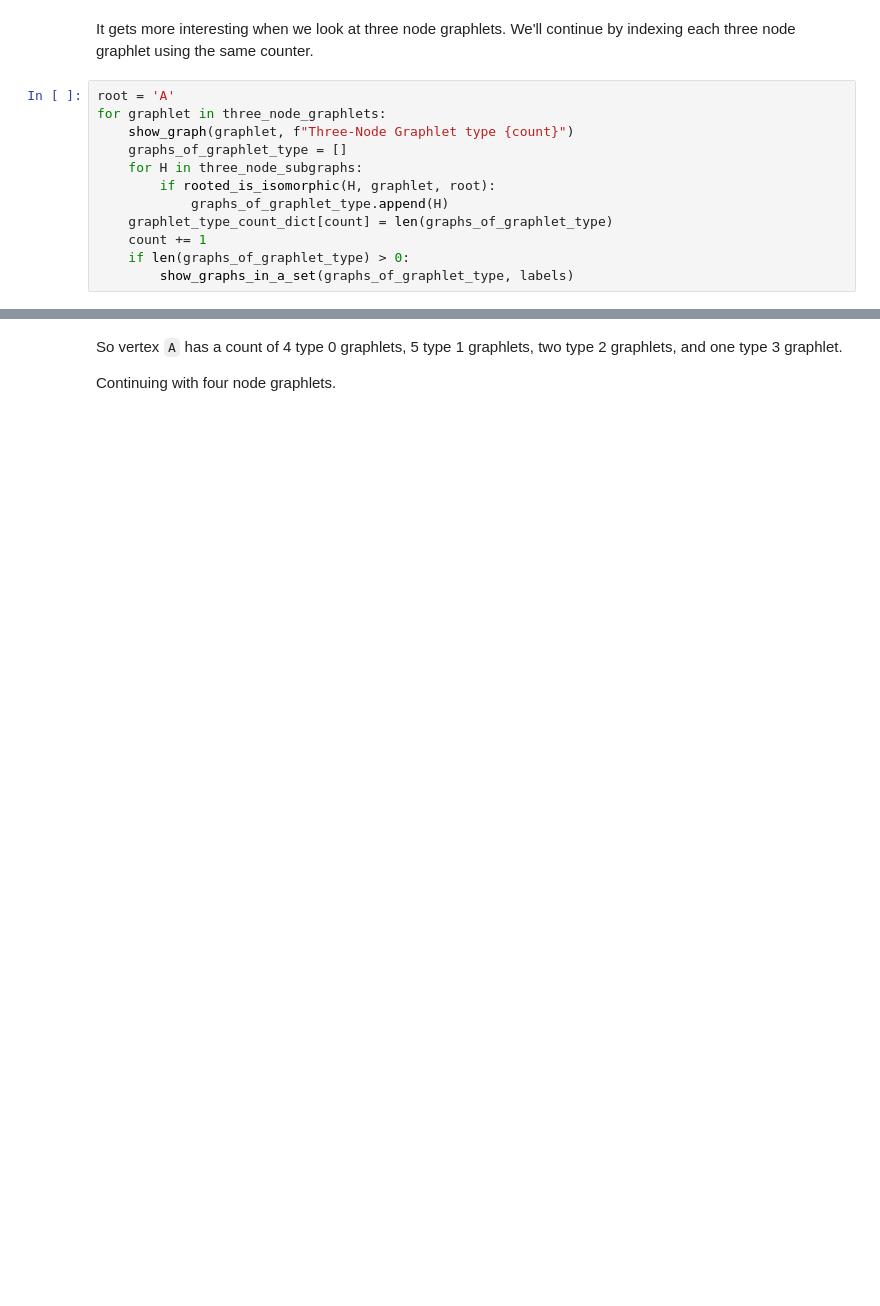
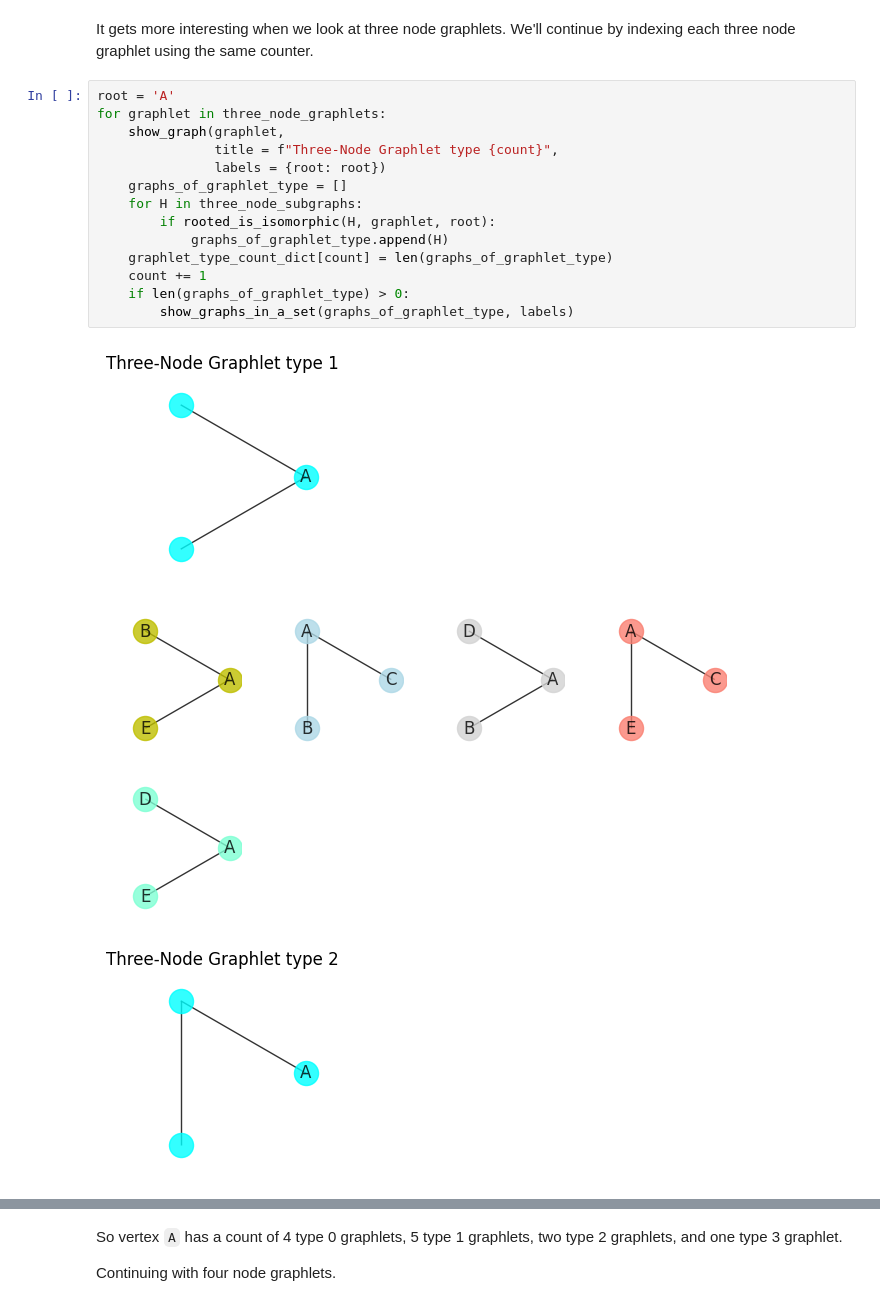
Before and after one commit to MichaelAGoodrich/cs575-homework-1-fall-2025, a Jupyter notebook: src/graphlets_tutorial.ipynb, the cells around one changed output, grey strips where cells are left out. Saved outputs shown, nothing was run; the diff lists cells and outputs as text; blank space fills up the shorter version.

```diff
--- a/src/graphlets_tutorial.ipynb
+++ b/src/graphlets_tutorial.ipynb
@@ -668,12 +735,18 @@ It gets more interesting when we look at three node graphlets. We'll continue by
 # %%
 root = 'A'
 for graphlet in three_node_graphlets:
-    show_graph(graphlet, f"Three-Node Graphlet type {count}")
+    show_graph(graphlet,
+               title = f"Three-Node Graphlet type {count}",
+               labels = {root: root})
     graphs_of_graphlet_type = []
     for H in three_node_subgraphs:
         if rooted_is_isomorphic(H, graphlet, root):
             graphs_of_graphlet_type.append(H)
     graphlet_type_count_dict[count] = len(graphs_of_graphlet_type)
     count += 1
     if len(graphs_of_graphlet_type) > 0:
         show_graphs_in_a_set(graphs_of_graphlet_type, labels)
+# %% [output]
+[figure, added]
+[figure, added]
+[figure, added]
```
Also changed, not shown: parts of 30 cells of this notebook.
